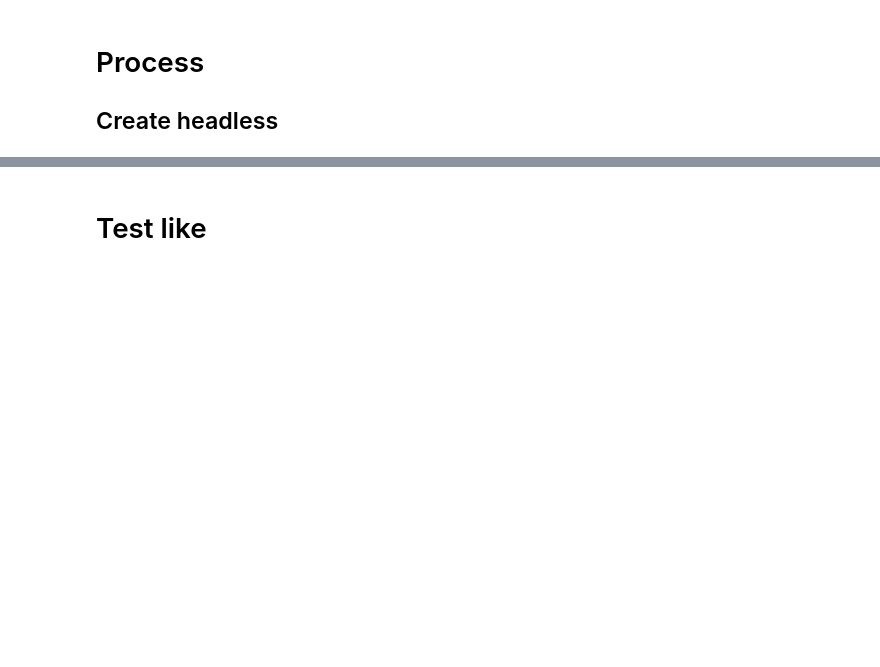
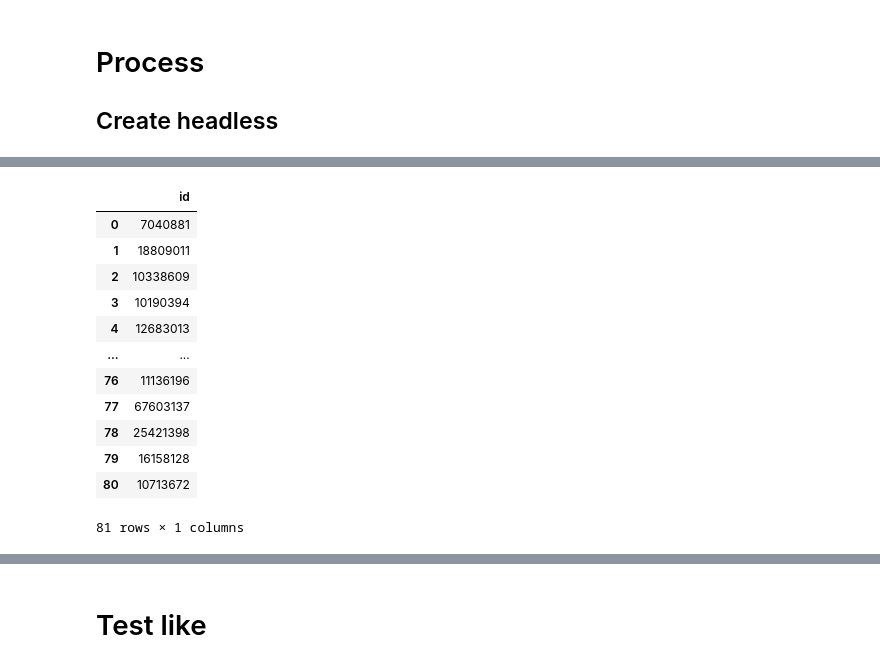
Before and after one commit to avinashmane/colab, a Jupyter notebook: 9. test strava.ipynb, the cells around one changed output, grey strips where cells are left out. Drawn from its saved outputs; the diff is of its cells as text; code cells hidden in the pictures; blank space fills up the shorter version.

```diff
--- a/9. test strava.ipynb
+++ b/9. test strava.ipynb
@@ -144,0 +173,18 @@ strava.scrolldown(9)
+# %%
+df_ids=pd.read_clipboard()
+# %%
+df_ids
+# %% [output]
+|  | id |
+| 0 | 7040881 |
+| 1 | 18809011 |
+| 2 | 10338609 |
+| 3 | 10190394 |
+| 4 | 12683013 |
+| ... | ... |
+| 76 | 11136196 |
+| 77 | 67603137 |
+| 78 | 25421398 |
+| 79 | 16158128 |
+| 80 | 10713672 |
+81 rows × 1 columns
```
Also changed, not shown: parts of 27 cells of this notebook, 4 other files.
